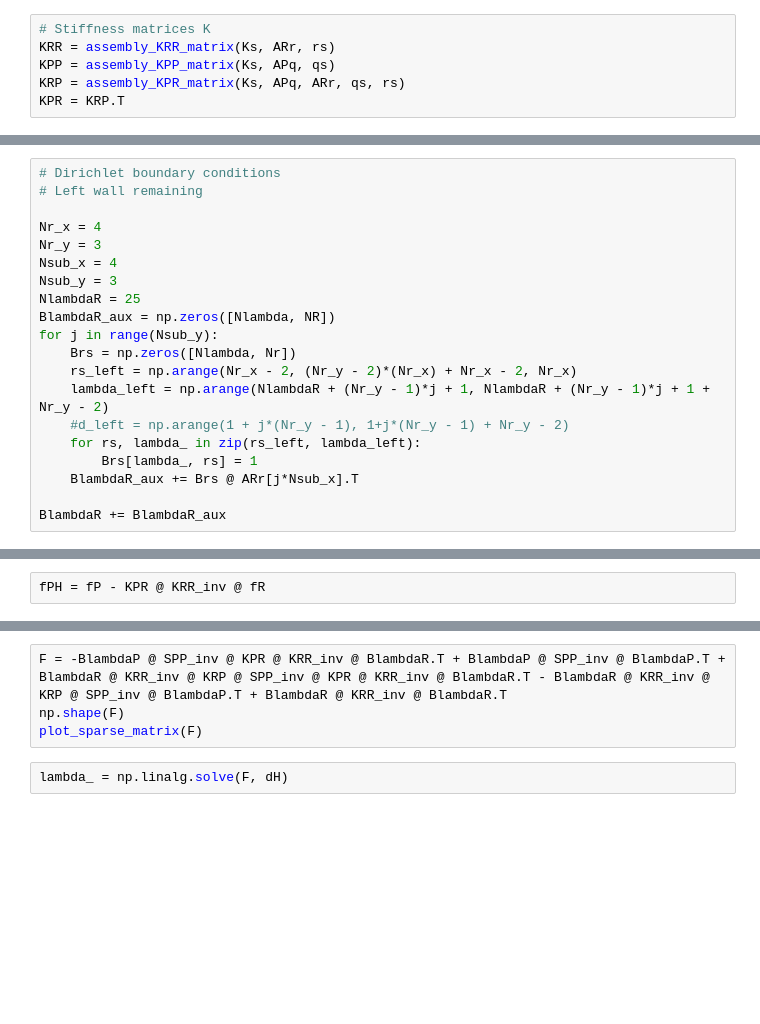
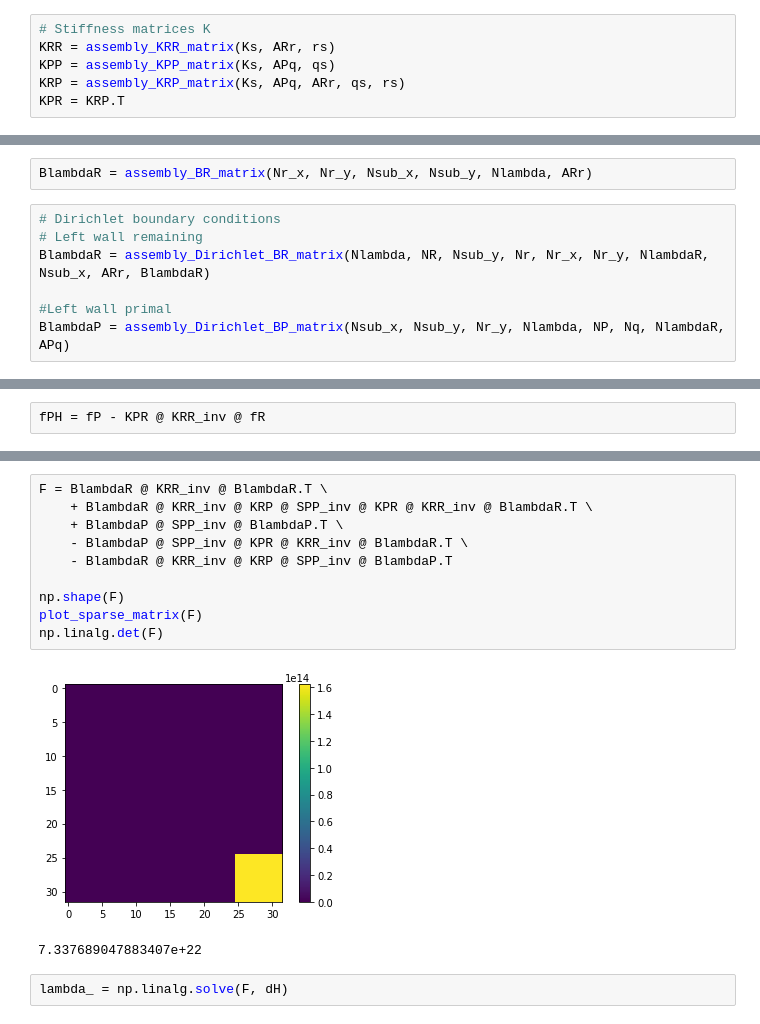
Before and after one commit to pauromeu/feti-dp-sp1, a Jupyter notebook: code/serial/main.ipynb, the cells around one changed output, grey strips where cells are left out. Drawn from its saved outputs; the diff is of its cells as text; blank space fills up the shorter version.

Commit message:
Assembly matrices files

```diff
--- a/code/serial/main.ipynb
+++ b/code/serial/main.ipynb
@@ -41,7 +45,7 @@ ARr = create_ARr_matrices(Nsub_x, Nsub_y, Nr_x, Nr_y)
 # Stiffness matrices K
 KRR = assembly_KRR_matrix(Ks, ARr, rs)
 KPP = assembly_KPP_matrix(Ks, APq, qs)
-KRP = assembly_KPR_matrix(Ks, APq, ARr, qs, rs)
+KRP = assembly_KRP_matrix(Ks, APq, ARr, qs, rs)
 KPR = KRP.T
 # %%
 Nr = Nr_x*Nr_y - 4  # Number of local remaining nodes r
@@ -108,20 +60,0 @@ plot_sparse_matrix(BlambdaR)
-# %%
-# Dirichlet boundary conditions
-# Left wall remaining
-
-Nr_x = 4
-Nr_y = 3
-Nsub_x = 4
-Nsub_y = 3
-NlambdaR = 25
-BlambdaR_aux = np.zeros([Nlambda, NR])
-for j in range(Nsub_y):
-    Brs = np.zeros([Nlambda, Nr])
-    rs_left = np.arange(Nr_x - 2, (Nr_y - 2)*(Nr_x) + Nr_x - 2, Nr_x)
-    lambda_left = np.arange(NlambdaR + (Nr_y - 1)*j + 1, NlambdaR + (Nr_y - 1)*j + 1 + Nr_y - 2)
-    #d_left = np.arange(1 + j*(Nr_y - 1), 1+j*(Nr_y - 1) + Nr_y - 2)
-    for rs, lambda_ in zip(rs_left, lambda_left):
-        Brs[lambda_, rs] = 1
-    BlambdaR_aux += Brs @ ARr[j*Nsub_x].T
-
-BlambdaR += BlambdaR_aux
@@ -140,3 +61,12 @@ plot_sparse_matrix(KRP)
+# %%
+BlambdaR = assembly_BR_matrix(Nr_x, Nr_y, Nsub_x, Nsub_y, Nlambda, ARr)
+# %%
+# Dirichlet boundary conditions
+# Left wall remaining
+BlambdaR = assembly_Dirichlet_BR_matrix(Nlambda, NR, Nsub_y, Nr, Nr_x, Nr_y, NlambdaR, Nsub_x, ARr, BlambdaR)
+
+#Left wall primal
+BlambdaP = assembly_Dirichlet_BP_matrix(Nsub_x, Nsub_y, Nr_y, Nlambda, NP, Nq, NlambdaR, APq)
 # %%
 # Assembly d
 d[NlambdaR:]=d_dat
@@ -178,7 +134,16 @@ np.shape(dH)
 # %%
-F = -BlambdaP @ SPP_inv @ KPR @ KRR_inv @ BlambdaR.T + BlambdaP @ SPP_inv @ BlambdaP.T + BlambdaR @ KRR_inv @ KRP @ SPP_inv @ KPR @ KRR_inv @ BlambdaR.T - BlambdaR @ KRR_inv @ KRP @ SPP_inv @ BlambdaP.T + BlambdaR @ KRR_inv @ BlambdaR.T
+F = BlambdaR @ KRR_inv @ BlambdaR.T \
+    + BlambdaR @ KRR_inv @ KRP @ SPP_inv @ KPR @ KRR_inv @ BlambdaR.T \
+    + BlambdaP @ SPP_inv @ BlambdaP.T \
+    - BlambdaP @ SPP_inv @ KPR @ KRR_inv @ BlambdaR.T \
+    - BlambdaR @ KRR_inv @ KRP @ SPP_inv @ BlambdaP.T
+
 np.shape(F)
 plot_sparse_matrix(F)
+np.linalg.det(F)
+# %% [output]
+[figure, added]
+7.337689047883407e+22
 # %%
 lambda_ = np.linalg.solve(F, dH)
 # %%
```
Also changed, not shown: parts of 27 cells of this notebook, 3 other files.
